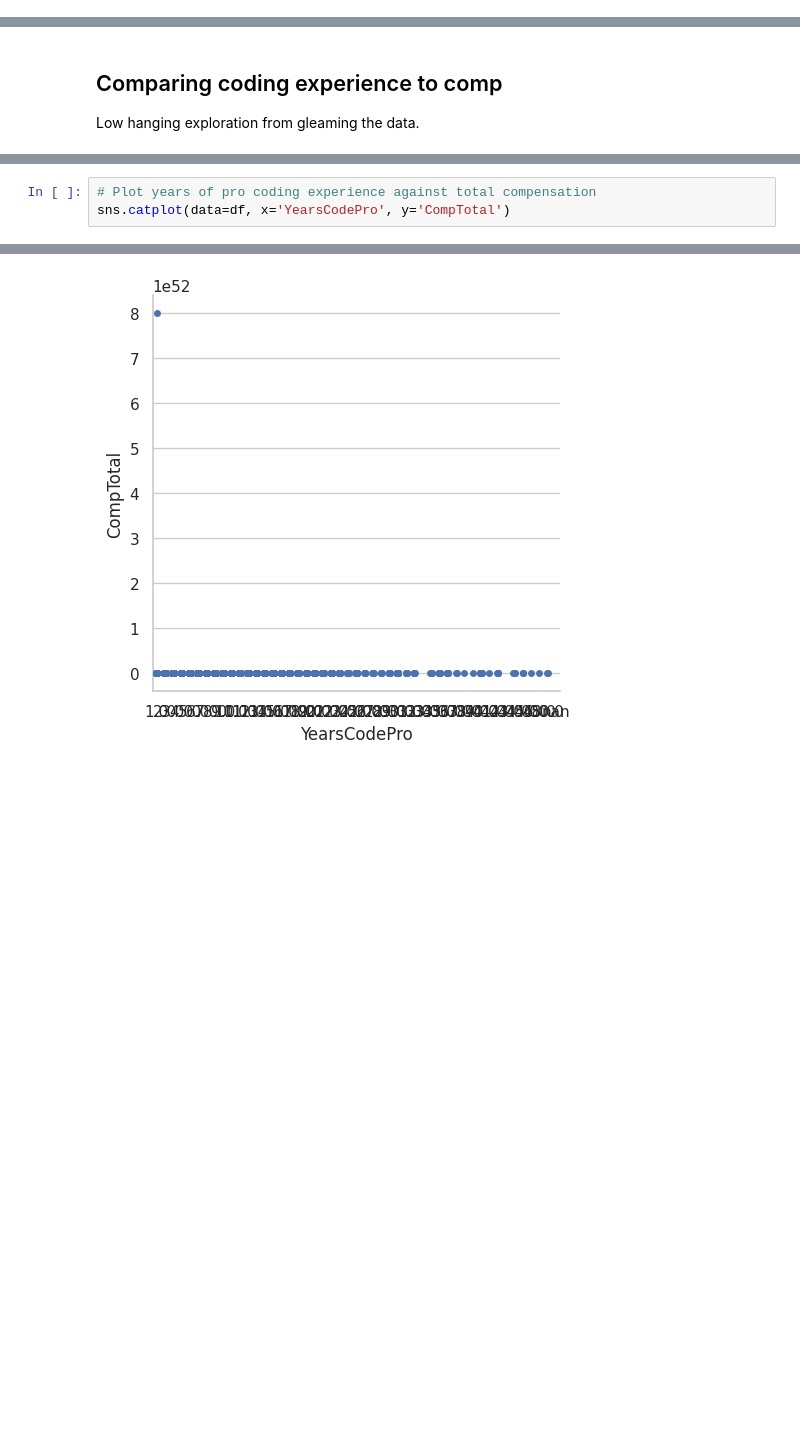
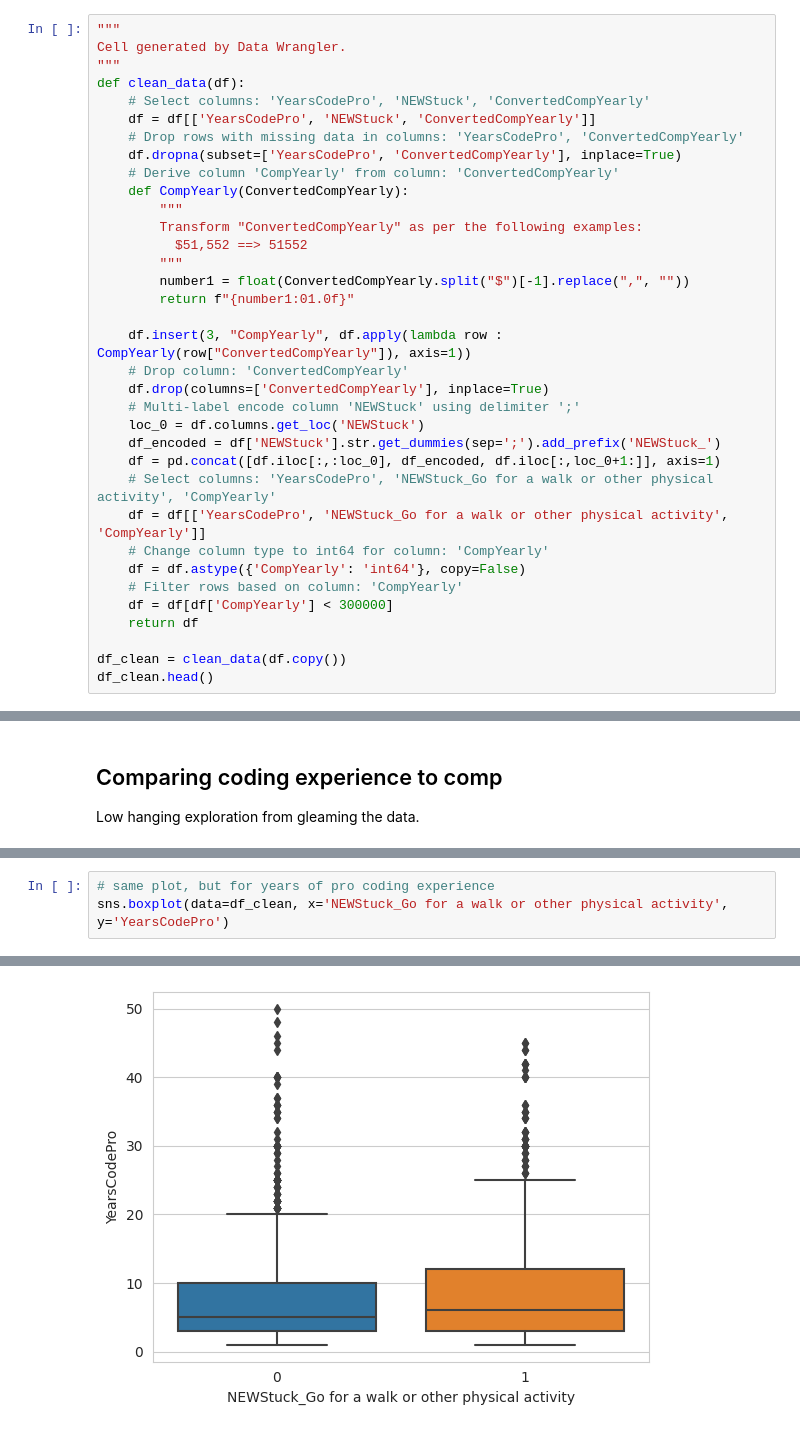
Before and after one commit to digitarald/ds-together-demo, a Jupyter notebook: survey.ipynb, the cells around one changed output, grey strips where cells are left out. Cells and saved outputs as stored; diff of their text form; blank space fills up the shorter version.

```diff
--- a/survey.ipynb
+++ b/survey.ipynb
@@ -39,3 +39,38 @@ df.head()
 | 3 | 58 | 59 | I am not primarily a developer, b... | Employed full-time | Russian Federation | NaN | NaN | Professional degree (JD, MD, etc.) | 11 - 17 years | ... |
 | 4 | 62 | 63 | I am not primarily a developer, b... | Employed full-time | United States of America | New York | NaN | Bachelor’s degree (B.A., B.S., B.... | 11 - 17 years | ... |
 5 rows × 49 columns
+# %%
+"""
+Cell generated by Data Wrangler.
+"""
+def clean_data(df):
+    # Select columns: 'YearsCodePro', 'NEWStuck', 'ConvertedCompYearly'
+    df = df[['YearsCodePro', 'NEWStuck', 'ConvertedCompYearly']]
+    # Drop rows with missing data in columns: 'YearsCodePro', 'ConvertedCompYearly'
+    df.dropna(subset=['YearsCodePro', 'ConvertedCompYearly'], inplace=True)
+    # Derive column 'CompYearly' from column: 'ConvertedCompYearly'
+    def CompYearly(ConvertedCompYearly):
+        """
+        Transform "ConvertedCompYearly" as per the following examples:
+          $51,552 ==> 51552
+        """
+        number1 = float(ConvertedCompYearly.split("$")[-1].replace(",", ""))
+        return f"{number1:01.0f}"
+
+    df.insert(3, "CompYearly", df.apply(lambda row : CompYearly(row["ConvertedCompYearly"]), axis=1))
+    # Drop column: 'ConvertedCompYearly'
+    df.drop(columns=['ConvertedCompYearly'], inplace=True)
+    # Multi-label encode column 'NEWStuck' using delimiter ';'
+    loc_0 = df.columns.get_loc('NEWStuck')
+    df_encoded = df['NEWStuck'].str.get_dummies(sep=';').add_prefix('NEWStuck_')
+    df = pd.concat([df.iloc[:,:loc_0], df_encoded, df.iloc[:,loc_0+1:]], axis=1)
+    # Select columns: 'YearsCodePro', 'NEWStuck_Go for a walk or other physical activity', 'CompYearly'
+    df = df[['YearsCodePro', 'NEWStuck_Go for a walk or other physical activity', 'CompYearly']]
+    # Change column type to int64 for column: 'CompYearly'
+    df = df.astype({'CompYearly': 'int64'}, copy=False)
+    # Filter rows based on column: 'CompYearly'
+    df = df[df['CompYearly'] < 300000]
+    return df
+
+df_clean = clean_data(df.copy())
+df_clean.head()
@@ -50,4 +108,4 @@ Low hanging exploration from gleaming the data.
 # %%
-# Plot years of pro coding experience against total compensation
-sns.catplot(data=df, x='YearsCodePro', y='CompTotal')
+# same plot, but for years of pro coding experience
+sns.boxplot(data=df_clean, x='NEWStuck_Go for a walk or other physical activity', y='YearsCodePro')
 # %% [output]
@@ -55 +113 @@ sns.catplot(data=df, x='YearsCodePro', y='CompTotal')
-[figure, old version]
+[figure, new version]
```
Also changed, not shown: parts of 5 cells of this notebook.
